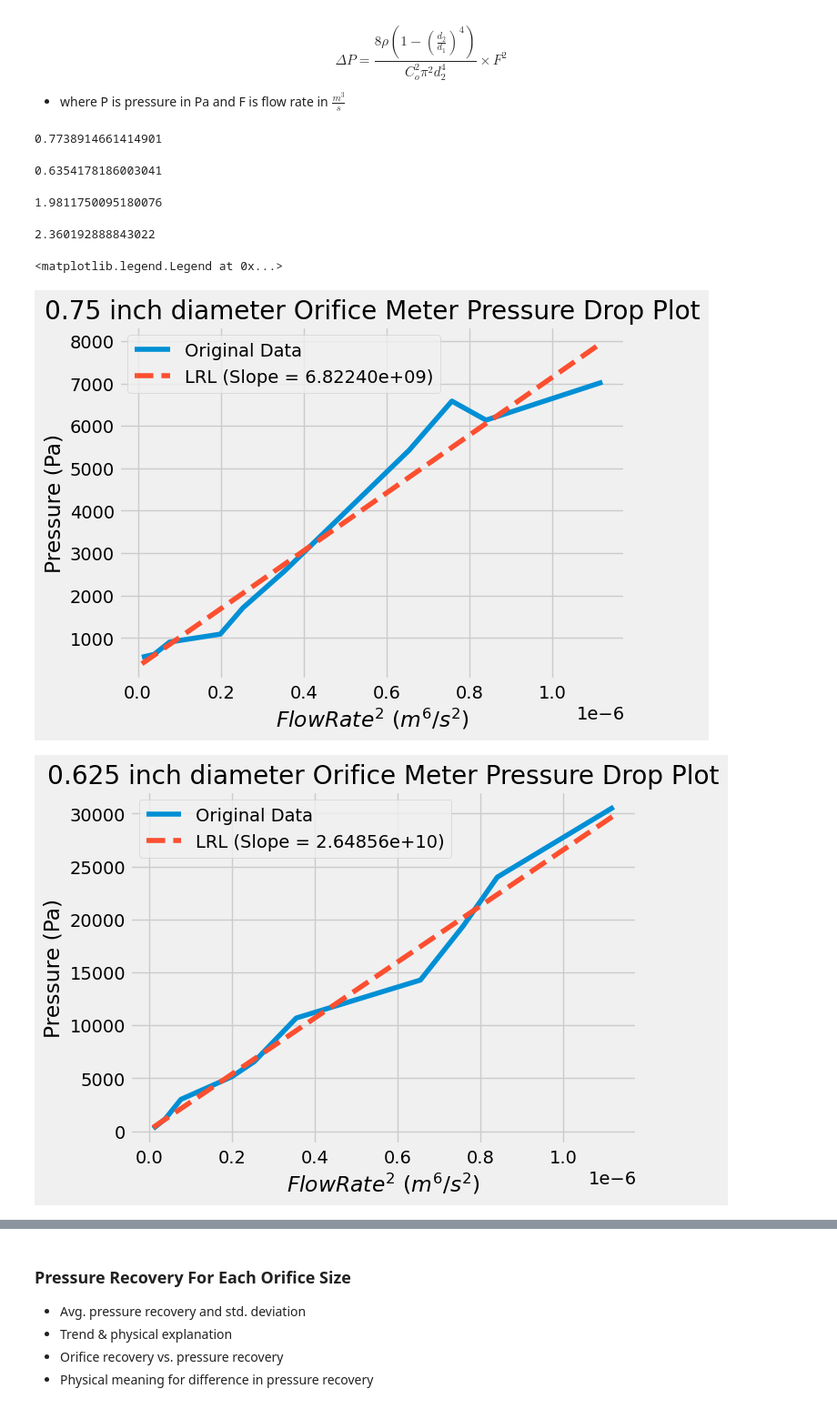
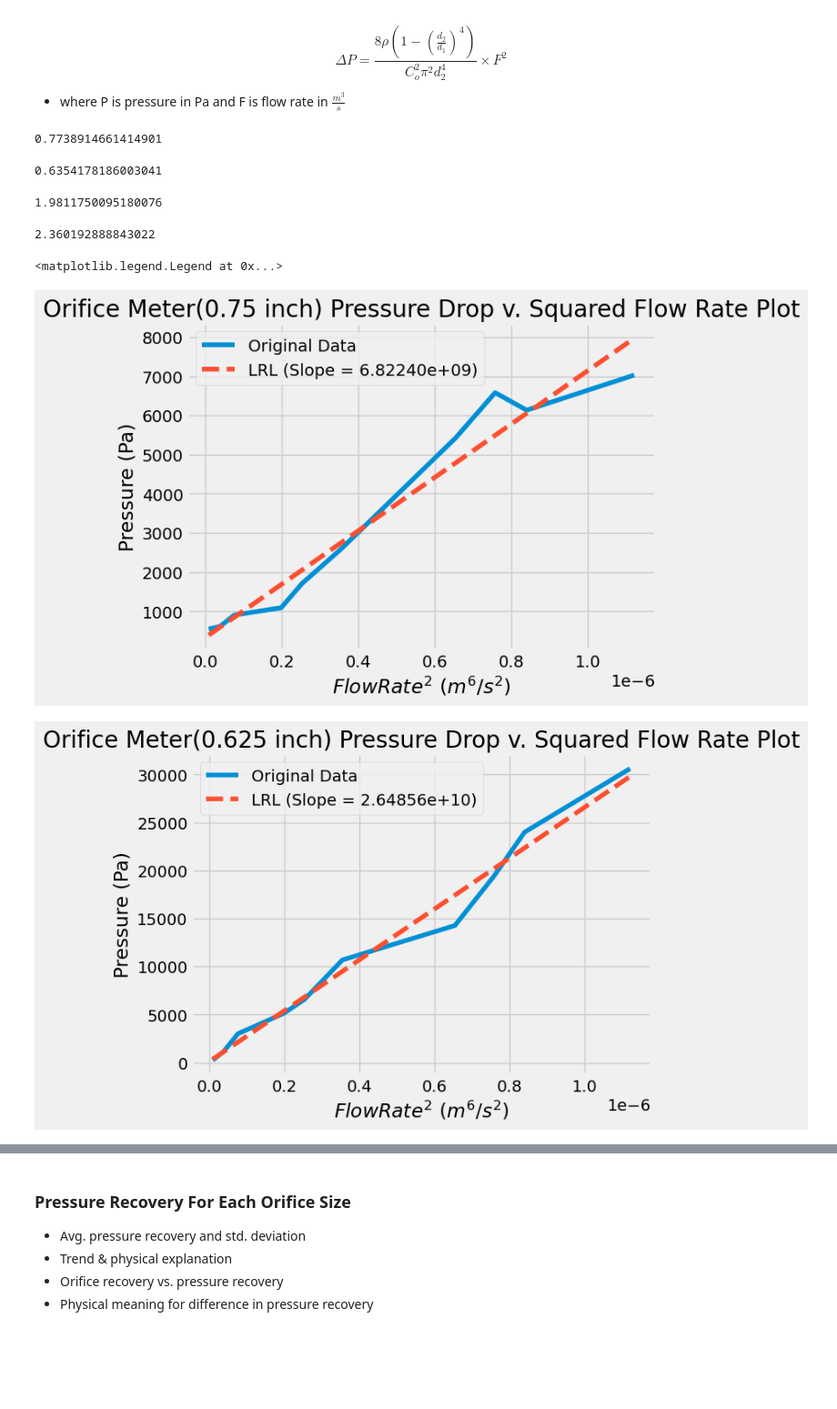
Before and after one commit to AshKuhlmann/CBE154, a Jupyter notebook: Flow Measurement - Data Analysis.ipynb, the cells around one changed output, grey strips where cells are left out. Shown at 91% size. Saved outputs shown, nothing was run; the diff lists cells and outputs as text; code cells hidden in the pictures; blank space fills up the shorter version.

```diff
--- a/Flow Measurement - Data Analysis.ipynb
+++ b/Flow Measurement - Data Analysis.ipynb
@@ -223,39 +260,39 @@ plt.figure()
 # plt.plot(OMPDM10_075,PD1_075)
 plt.plot(F_075,PD1_075,label='Original Data')
 plt.plot(F_075,reg_line_075,label=f"LRL (Slope = {slope_075:.5e})",linestyle = '--')
-plt.title('0.75 inch diameter Orifice Meter Pressure Drop Plot')
+plt.title('Orifice Meter(0.75 inch) Pressure Drop v. Squared Flow Rate Plot')
 plt.xlabel(r'$Flow Rate^2\ (m^6/s^2$)')
 plt.ylabel(r'Pressure (Pa)')
 plt.legend(loc = 'best')
 
 plt.figure()
 plt.plot(F_0625,PD1_0625,label='Original Data')
 plt.plot(F_0625,reg_line_0625,label=f"LRL (Slope = {slope_0625:.5e})",linestyle = '--')
-plt.title('0.625 inch diameter Orifice Meter Pressure Drop Plot')
+plt.title('Orifice Meter(0.625 inch) Pressure Drop v. Squared Flow Rate Plot')
 plt.xlabel(r'$Flow Rate^2\ (m^6/s^2$)')
 plt.ylabel(r'Pressure (Pa)')
 plt.legend(loc = 'best')
 
 plt.figure()
 plt.plot(F_050,PD1_050,label='Original Data')
 plt.plot(F_050,reg_line_050,label=f"LRL (Slope = {slope_050:.5e})",linestyle = '--')
-plt.title('0.50 inch diameter Orifice Meter Pressure Drop Plot')
+plt.title('Orifice Meter(0.50 inch) Pressure Drop v. Squared Flow Rate Plot')
 plt.xlabel(r'$Flow Rate^2\ (m^6/s^2$)')
 plt.ylabel(r'Pressure (Pa)')
 plt.legend(loc = 'best')
 
 plt.figure()
 plt.plot(F_0375,PD1_0375,label='Original Data')
 plt.plot(F_050,reg_line_0375,label=f"LRL (Slope = {slope_0375:.5e})",linestyle = '--')
-plt.title('0.375 inch diameter Orifice Meter Pressure Drop Plot')
+plt.title('Orifice Meter(0.375 inch) Pressure Drop v. Squared Flow Rate Plot')
 plt.xlabel(r'$Flow Rate^2\ (m^6/s^2$)')
 plt.ylabel(r'Pressure (Pa)')
 plt.legend(loc = 'best')
 # %% [output]
 0.7738914661414901
 0.6354178186003041
 1.9811750095180076
 2.360192888843022
 <matplotlib.legend.Legend at 0x...>
-[figure, old version]
+[figure, new version]
-[figure, old version]
+[figure, new version]
```
Also changed, not shown: parts of 3 cells of this notebook.
